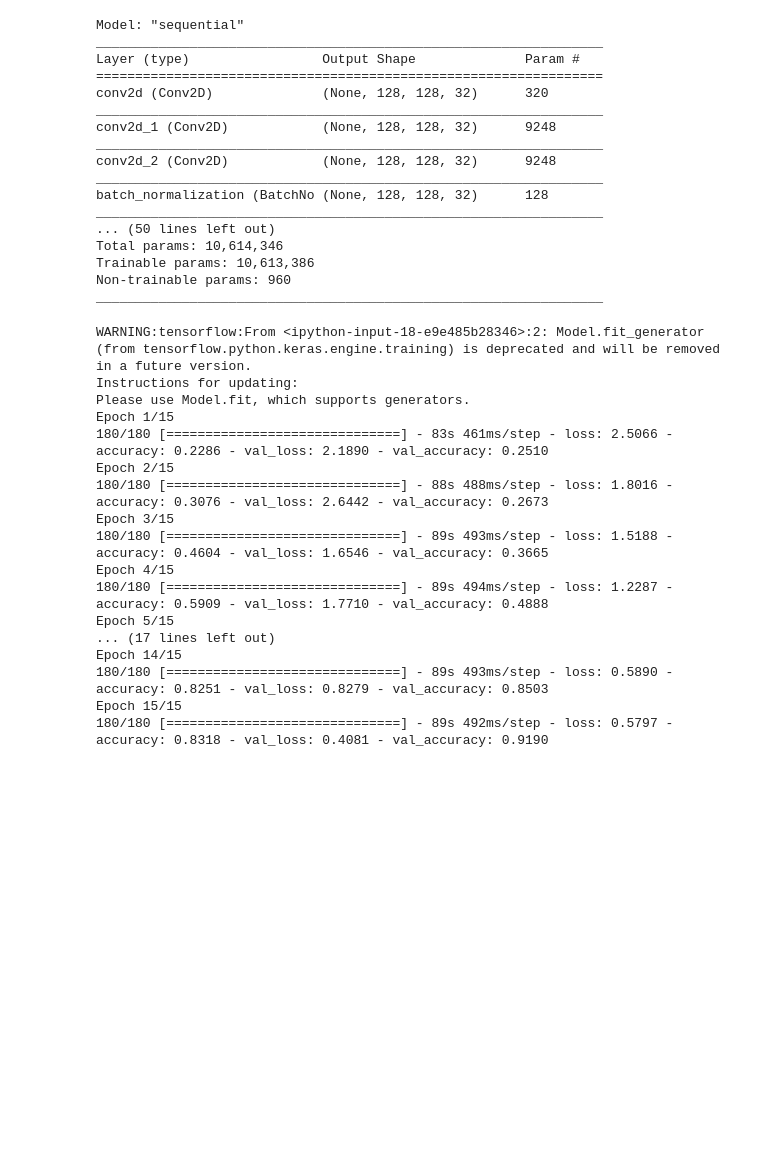
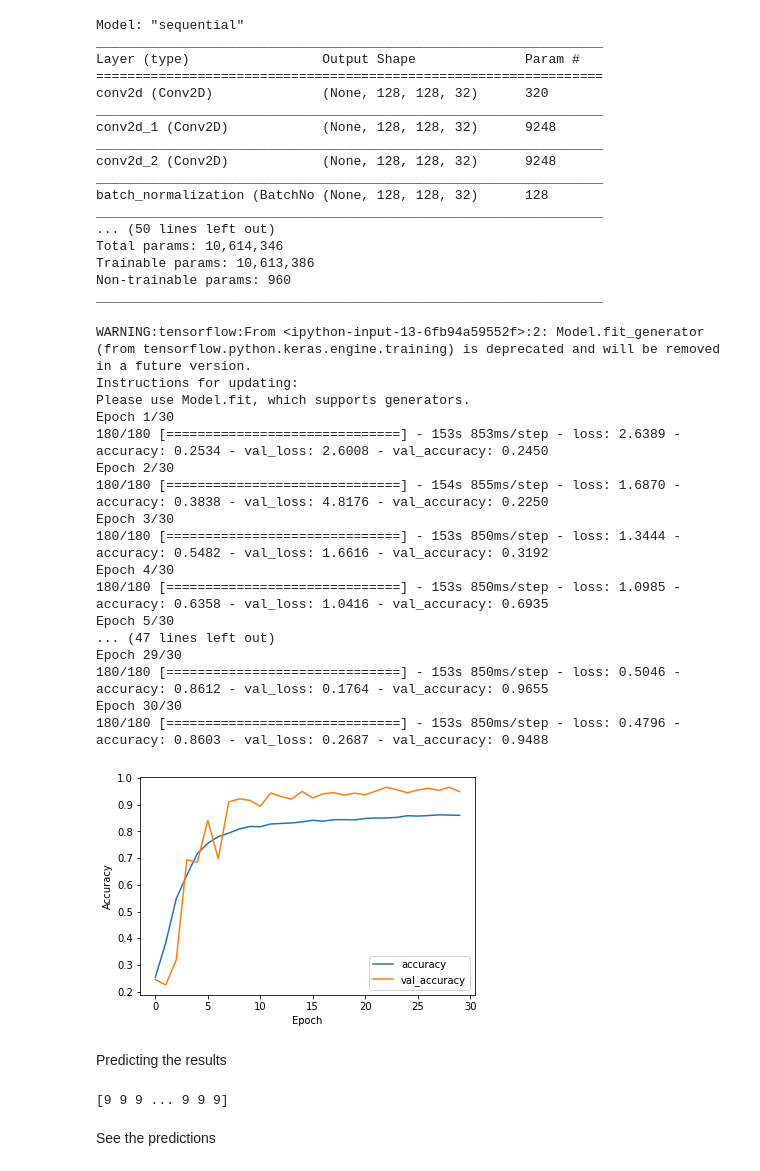
Before and after one commit to rickyychen/MNIST_Max-digits, a Jupyter notebook: Finished_training.ipynb, the cells around one changed output. Saved outputs shown, nothing was run; the diff lists cells and outputs as text; code cells hidden in the pictures; blank space fills up the shorter version.

```diff
--- a/Finished_training.ipynb
+++ b/Finished_training.ipynb
@@ -199,22 +205,22 @@ Non-trainable params: 960
 _________________________________________________________________
 # %%
 model.compile(loss="categorical_crossentropy", optimizer=RMSprop(), metrics=['accuracy'])
-history = model.fit_generator(datagen.flow(X_train, Y_train, batch_size=200), validation_data=(X_val, Y_val), epochs=15)
+history = model.fit_generator(datagen.flow(X_train, Y_train, batch_size=200), validation_data=(X_val, Y_val), epochs=30)
 # %% [output]
-WARNING:tensorflow:From <ipython-input-18-e9e485b28346>:2: Model.fit_generator (from tensorflow.python.keras.engine.training) is deprecated and will be removed in a future version.
+WARNING:tensorflow:From <ipython-input-13-6fb94a59552f>:2: Model.fit_generator (from tensorflow.python.keras.engine.training) is deprecated and will be removed in a future version.
 Instructions for updating:
 Please use Model.fit, which supports generators.
-Epoch 1/15
-180/180 [==============================] - 83s 461ms/step - loss: 2.5066 - accuracy: 0.2286 - val_loss: 2.1890 - val_accuracy: 0.2510
-Epoch 2/15
-180/180 [==============================] - 88s 488ms/step - loss: 1.8016 - accuracy: 0.3076 - val_loss: 2.6442 - val_accuracy: 0.2673
-Epoch 3/15
-180/180 [==============================] - 89s 493ms/step - loss: 1.5188 - accuracy: 0.4604 - val_loss: 1.6546 - val_accuracy: 0.3665
-Epoch 4/15
-180/180 [==============================] - 89s 494ms/step - loss: 1.2287 - accuracy: 0.5909 - val_loss: 1.7710 - val_accuracy: 0.4888
-Epoch 5/15
-... (17 lines left out)
-Epoch 14/15
-180/180 [==============================] - 89s 493ms/step - loss: 0.5890 - accuracy: 0.8251 - val_loss: 0.8279 - val_accuracy: 0.8503
-Epoch 15/15
-180/180 [==============================] - 89s 492ms/step - loss: 0.5797 - accuracy: 0.8318 - val_loss: 0.4081 - val_accuracy: 0.9190
+Epoch 1/30
+180/180 [==============================] - 153s 853ms/step - loss: 2.6389 - accuracy: 0.2534 - val_loss: 2.6008 - val_accuracy: 0.2450
+Epoch 2/30
+180/180 [==============================] - 154s 855ms/step - loss: 1.6870 - accuracy: 0.3838 - val_loss: 4.8176 - val_accuracy: 0.2250
+Epoch 3/30
+180/180 [==============================] - 153s 850ms/step - loss: 1.3444 - accuracy: 0.5482 - val_loss: 1.6616 - val_accuracy: 0.3192
+Epoch 4/30
+180/180 [==============================] - 153s 850ms/step - loss: 1.0985 - accuracy: 0.6358 - val_loss: 1.0416 - val_accuracy: 0.6935
+Epoch 5/30
+... (47 lines left out)
+Epoch 29/30
+180/180 [==============================] - 153s 850ms/step - loss: 0.5046 - accuracy: 0.8612 - val_loss: 0.1764 - val_accuracy: 0.9655
+Epoch 30/30
+180/180 [==============================] - 153s 850ms/step - loss: 0.4796 - accuracy: 0.8603 - val_loss: 0.2687 - val_accuracy: 0.9488
@@ -222,0 +227,19 @@ model.save('modified_MNIST.h5')
+# %%
+plt.plot(history.history["accuracy"], label="accuracy")
+plt.plot(history.history["val_accuracy"], label="val_accuracy")
+plt.xlabel('Epoch')
+plt.ylabel('Accuracy')
+plt.legend(loc='lower right')
+plt.show()
+# %% [output]
+[figure, added]
+# %% [markdown]
+Predicting the results
+# %%
+labels_probabilities = model.predict(x_test)
+labels = np.argmax(labels_probabilities, axis=-1)
+print(labels)
+# %% [output]
+[9 9 9 ... 9 9 9]
+# %% [markdown]
+See the predictions
```
Also changed, not shown: parts of 11 cells of this notebook.
